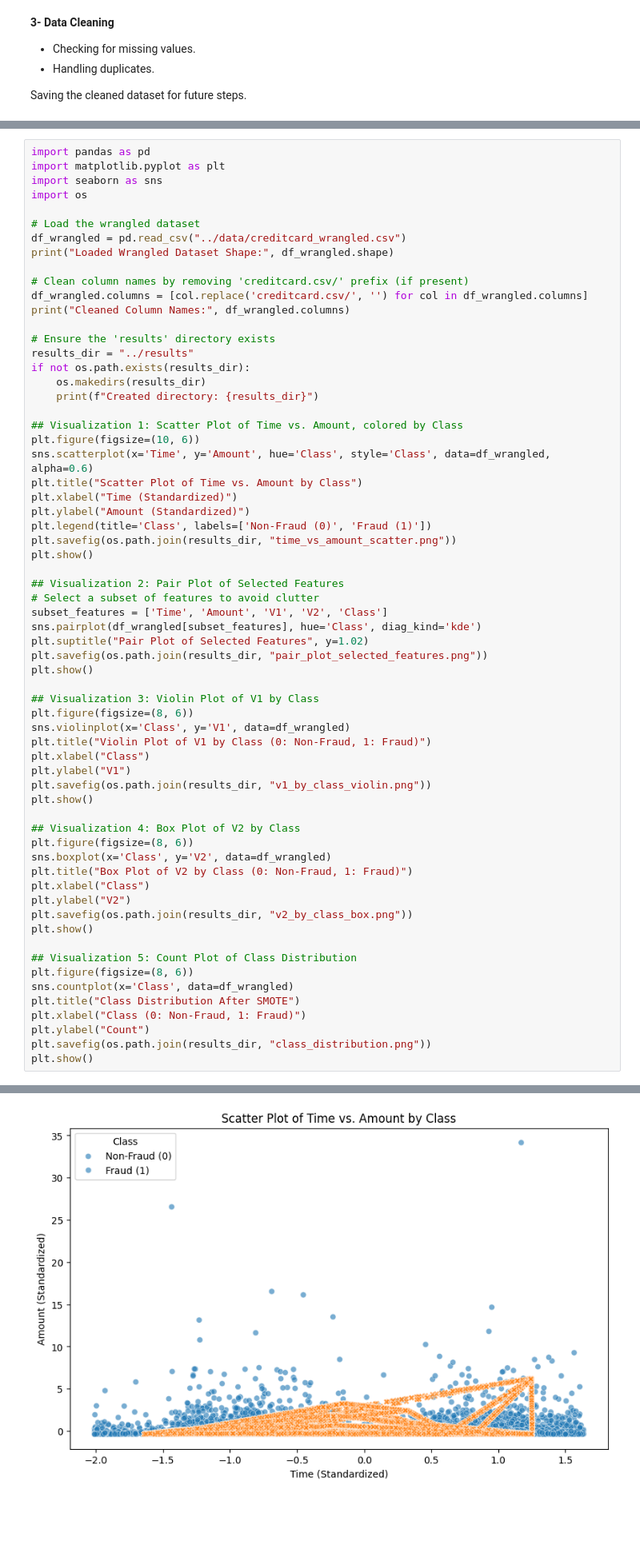
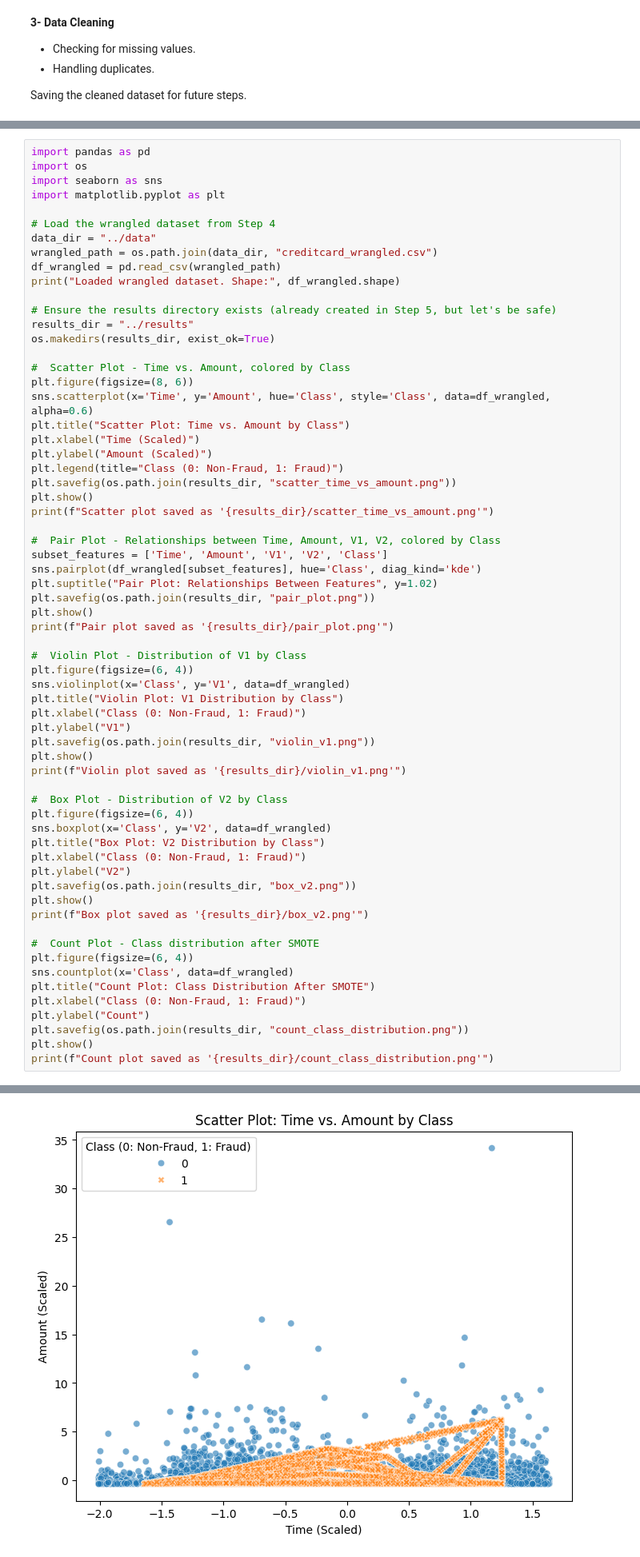
Before and after one commit to Alireza-Foroughi-uk/FraudGuard-ML, a Jupyter notebook: ML_Project.ipynb, the cells around one changed output, grey strips where cells are left out. Shown at 80% size. Drawn from its saved outputs; the diff is of its cells as text; blank space fills up the shorter version.

```diff
--- a/ML_Project.ipynb
+++ b/ML_Project.ipynb
@@ -350,66 +325,66 @@ Name: proportion, dtype: float64
 5-Count Plot: Class distribution to visualize the balance achieved by SMOTE.
 # %%
 import pandas as pd
+import os
+import seaborn as sns
 import matplotlib.pyplot as plt
-import seaborn as sns
-import os
 
-# Load the wrangled dataset
-df_wrangled = pd.read_csv("../data/creditcard_wrangled.csv")
-print("Loaded Wrangled Dataset Shape:", df_wrangled.shape)
+# Load the wrangled dataset from Step 4
+data_dir = "../data"
+wrangled_path = os.path.join(data_dir, "creditcard_wrangled.csv")
+df_wrangled = pd.read_csv(wrangled_path)
+print("Loaded wrangled dataset. Shape:", df_wrangled.shape)
 
-# Clean column names by removing 'creditcard.csv/' prefix (if present)
-df_wrangled.columns = [col.replace('creditcard.csv/', '') for col in df_wrangled.columns]
-print("Cleaned Column Names:", df_wrangled.columns)
+# Ensure the results directory exists (already created in Step 5, but let's be safe)
+results_dir = "../results"
+os.makedirs(results_dir, exist_ok=True)
 
-# Ensure the 'results' directory exists
-results_dir = "../results"
-if not os.path.exists(results_dir):
-    os.makedirs(results_dir)
-    print(f"Created directory: {results_dir}")
+#  Scatter Plot - Time vs. Amount, colored by Class
+plt.figure(figsize=(8, 6))
+sns.scatterplot(x='Time', y='Amount', hue='Class', style='Class', data=df_wrangled, alpha=0.6)
+plt.title("Scatter Plot: Time vs. Amount by Class")
+plt.xlabel("Time (Scaled)")
+plt.ylabel("Amount (Scaled)")
+plt.legend(title="Class (0: Non-Fraud, 1: Fraud)")
+plt.savefig(os.path.join(results_dir, "scatter_time_vs_amount.png"))
+plt.show()
+print(f"Scatter plot saved as '{results_dir}/scatter_time_vs_amount.png'")
 
-## Visualization 1: Scatter Plot of Time vs. Amount, colored by Class
-plt.figure(figsize=(10, 6))
-sns.scatterplot(x='Time', y='Amount', hue='Class', style='Class', data=df_wrangled, alpha=0.6)
-plt.title("Scatter Plot of Time vs. Amount by Class")
-plt.xlabel("Time (Standardized)")
-plt.ylabel("Amount (Standardized)")
-plt.legend(title='Class', labels=['Non-Fraud (0)', 'Fraud (1)'])
-plt.savefig(os.path.join(results_dir, "time_vs_amount_scatter.png"))
-plt.show()
-
-## Visualization 2: Pair Plot of Selected Features
-# Select a subset of features to avoid clutter
+#  Pair Plot - Relationships between Time, Amount, V1, V2, colored by Class
 subset_features = ['Time', 'Amount', 'V1', 'V2', 'Class']
 sns.pairplot(df_wrangled[subset_features], hue='Class', diag_kind='kde')
-plt.suptitle("Pair Plot of Selected Features", y=1.02)
-plt.savefig(os.path.join(results_dir, "pair_plot_selected_features.png"))
+plt.suptitle("Pair Plot: Relationships Between Features", y=1.02)
+plt.savefig(os.path.join(results_dir, "pair_plot.png"))
 plt.show()
+print(f"Pair plot saved as '{results_dir}/pair_plot.png'")
 
-## Visualization 3: Violin Plot of V1 by Class
-plt.figure(figsize=(8, 6))
+#  Violin Plot - Distribution of V1 by Class
+plt.figure(figsize=(6, 4))
 sns.violinplot(x='Class', y='V1', data=df_wrangled)
-plt.title("Violin Plot of V1 by Class (0: Non-Fraud, 1: Fraud)")
-plt.xlabel("Class")
+plt.title("Violin Plot: V1 Distribution by Class")
+plt.xlabel("Class (0: Non-Fraud, 1: Fraud)")
 plt.ylabel("V1")
-plt.savefig(os.path.join(results_dir, "v1_by_class_violin.png"))
+plt.savefig(os.path.join(results_dir, "violin_v1.png"))
 plt.show()
+print(f"Violin plot saved as '{results_dir}/violin_v1.png'")
 
-## Visualization 4: Box Plot of V2 by Class
-plt.figure(figsize=(8, 6))
+#  Box Plot - Distribution of V2 by Class
+plt.figure(figsize=(6, 4))
 sns.boxplot(x='Class', y='V2', data=df_wrangled)
-plt.title("Box Plot of V2 by Class (0: Non-Fraud, 1: Fraud)")
-plt.xlabel("Class")
+plt.title("Box Plot: V2 Distribution by Class")
+plt.xlabel("Class (0: Non-Fraud, 1: Fraud)")
 plt.ylabel("V2")
-plt.savefig(os.path.join(results_dir, "v2_by_class_box.png"))
+plt.savefig(os.path.join(results_dir, "box_v2.png"))
 plt.show()
+print(f"Box plot saved as '{results_dir}/box_v2.png'")
 
-## Visualization 5: Count Plot of Class Distribution
-plt.figure(figsize=(8, 6))
+#  Count Plot - Class distribution after SMOTE
+plt.figure(figsize=(6, 4))
 sns.countplot(x='Class', data=df_wrangled)
-plt.title("Class Distribution After SMOTE")
+plt.title("Count Plot: Class Distribution After SMOTE")
 plt.xlabel("Class (0: Non-Fraud, 1: Fraud)")
 plt.ylabel("Count")
-plt.savefig(os.path.join(results_dir, "class_distribution.png"))
+plt.savefig(os.path.join(results_dir, "count_class_distribution.png"))
 plt.show()
+print(f"Count plot saved as '{results_dir}/count_class_distribution.png'")
 # %% [output]
@@ -422 +392 @@ Cleaned Column Names: Index(['Time', 'V1', 'V2', 'V3', 'V4', 'V5', 'V6', 'V7', '
-[figure, old version]
+[figure, new version]
```
Also changed, not shown: parts of 18 cells of this notebook.
